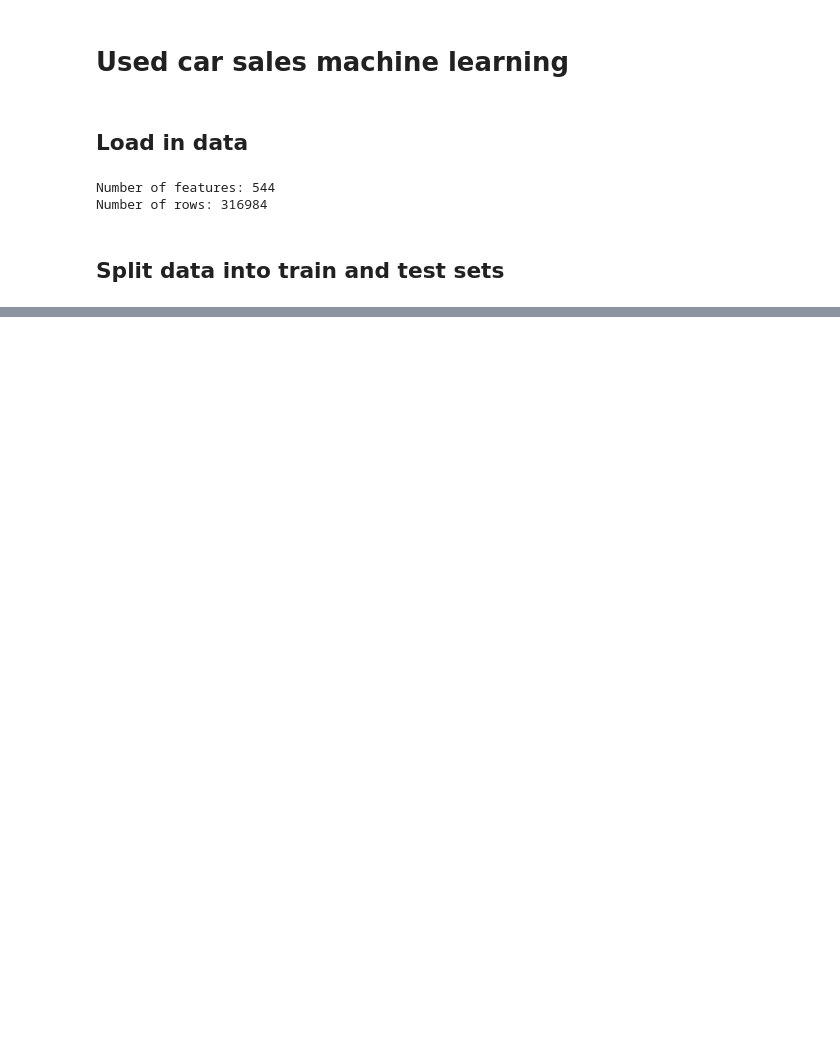
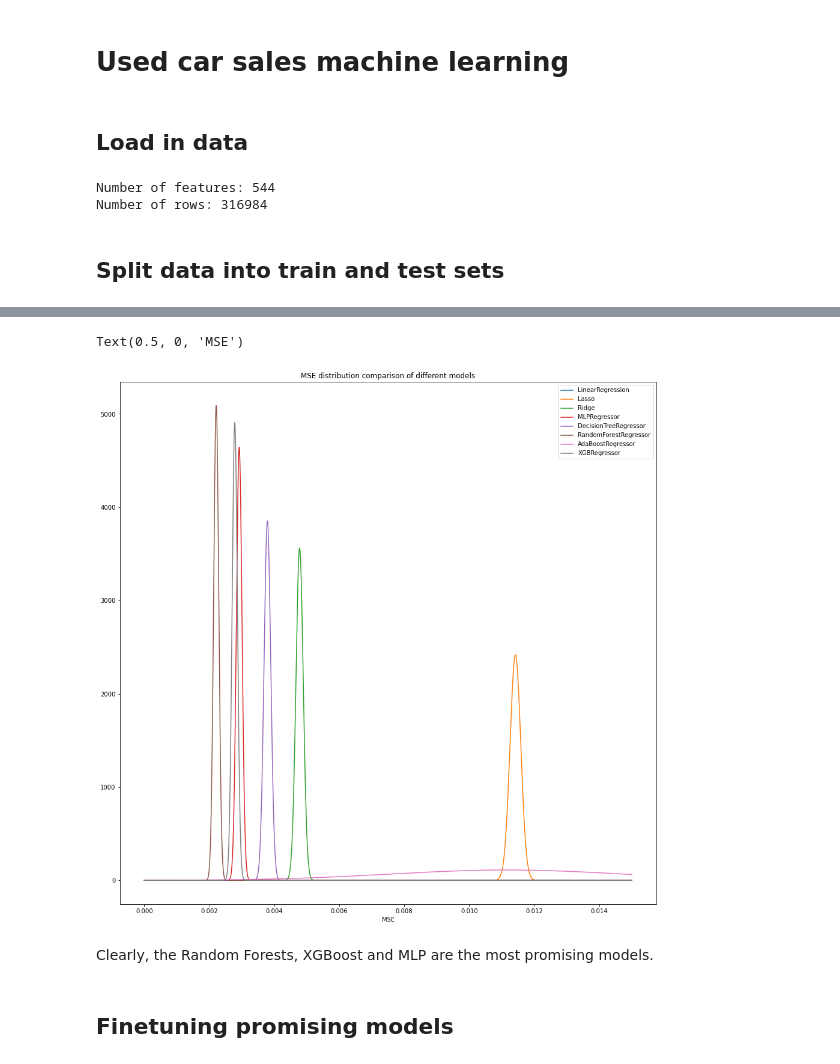
Before and after one commit to AJPutland/used-cars-ML, a Jupyter notebook: Used Car Sales machine learning.ipynb, the cells around one changed output, grey strips where cells are left out. Drawn from its saved outputs; the diff is of its cells as text; code cells hidden in the pictures; blank space fills up the shorter version.

Commit message:
Updated model testing

```diff
--- a/Used Car Sales machine learning.ipynb
+++ b/Used Car Sales machine learning.ipynb
@@ -51,9 +78,21 @@ def testModelswithCrossVal(models, X, Y, k=10):
 # %%
 from sklearn import linear_model
+from sklearn.neural_network import MLPRegressor
+from sklearn.tree import DecisionTreeRegressor
+from sklearn.ensemble import RandomForestRegressor
+from sklearn.ensemble import AdaBoostRegressor
+from xgboost import XGBRegressor
+
 
 models = []
 models.append(linear_model.LinearRegression())
 models.append(linear_model.Lasso())
 models.append(linear_model.Ridge())
+models.append(MLPRegressor())
+models.append(DecisionTreeRegressor())
+models.append(RandomForestRegressor())
+models.append(AdaBoostRegressor())
+models.append(XGBRegressor())
 
-linregdists = testModelswithCrossVal(models, trainX, trainY)
+
+MSEDict, modelsDict = testModelswithCrossVal(models, trainX, trainY)
@@ -156,0 +101,48 @@ ax.legend()
+# %%
+##Explore learned models
+import heapq
+from sklearn import linear_model
+import matplotlib.pyplot as plt
+import math
+%matplotlib inline
+
+features = trainX.columns
+
+##Plot respective distributions of models over k-fold cross validation
+fig, ax = plt.subplots(nrows=1, ncols=1, figsize=(16,16))
+x = np.linspace(0,0.015, 10000)
+
+for model in MSEDict:
+    learnedModels = modelsDict[model]
+    mean = np.asarray(MSEDict[model]).mean()
+    std = np.asarray(MSEDict[model]).std()
+    var = np.asarray(MSEDict[model]).var()
+
+    print("######"+str(model)+"######")
+    print('Mean MSE: '+str(mean))
+    print('STD of MSE: '+str(var))
+
+    topFeatures = set()
+    numFeatures=5
+    for learnedModel in learnedModels:
+        try:
+            coef = [abs(k) for k in learnedModel.coef_]
+            top3 = np.flip(np.argsort(coef)[-numFeatures:])
+            top3features = [features[k] for k in top3]
+            topFeatures.update(top3features)
+        except:
+            try:
+                importances = learnedModel.feature_importances_
+                indices = np.argsort(importances)
+                top3features = [features[k] for k in indices[-numFeatures:]]
+                topFeatures.update(top3features)
+
+            except:
+                topFeatures.add('N/A')
+    print('Top '+str(numFeatures)+' Features: '+str(topFeatures))
+    print('\n')
+    ax.plot(x, stats.norm.pdf(x, mean, math.sqrt(var)), label=model)
+ax.legend()
+ax.set_title("MSE distribution comparison of different models")
+ax.set_xlabel("MSE")
+# %% [output]
@@ -156,0 +166,6 @@ ax.legend()
+Text(0.5, 0, 'MSE')
+[figure, added]
+# %% [markdown]
+Clearly, the Random Forests, XGBoost and MLP are the most promising models.
+# %% [markdown]
+## Finetuning promising models
```
Also changed, not shown: parts of 19 cells of this notebook.
